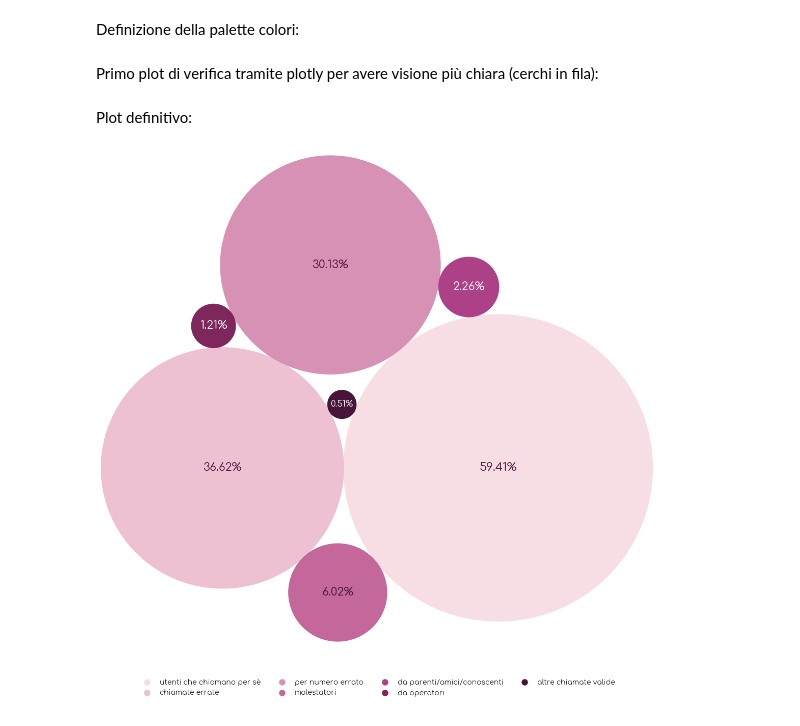
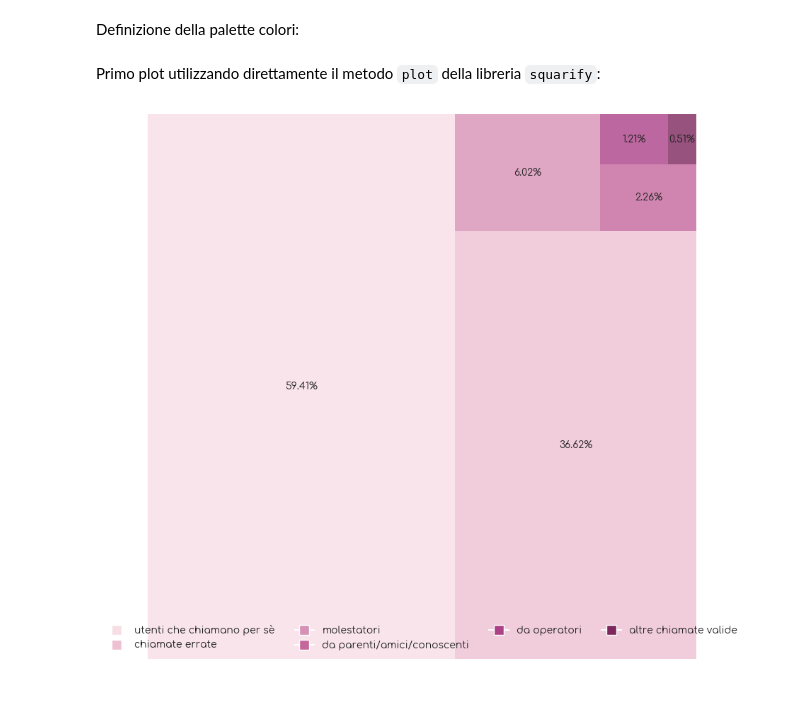
Before and after one commit to initrm/sci-vis, a Jupyter notebook: source/Tipologia di utenza.ipynb, the cells around one changed output. Cells and saved outputs as stored; diff of their text form; code cells hidden in the pictures; blank space fills up the shorter version.

Commit message:
Switch a Treemap plot

```diff
--- a/source/Tipologia di utenza.ipynb
+++ b/source/Tipologia di utenza.ipynb
@@ -138,2 +107,0 @@ palette = ["#F7DEE5", "#EEC1D2", "#D791B5", "#C4679B", "#AC4187", "#7D275C", "#4
-# %% [markdown]
-Primo plot di verifica tramite plotly per avere visione più chiara (cerchi in fila):
@@ -153,47 +108,18 @@ fig.show()
-# %% [markdown]
-Plot definitivo:
-# %%
-# label del grafico, contengono solo la percentuale,la relativa categoria sarà nella label
-labels = [str(percentage) + '%' for percentage in plt_data['Value']]
-
-# calcolo posizioni delle bolle
-circles = circlify.circlify(plt_data['Value'].tolist(), show_enclosure=False,
-                            target_enclosure=circlify.Circle(x=0, y=0))
-circles.reverse()
-
-# plot
-fig, ax = plt.subplots(figsize=(14,14), facecolor='white')
-
-ax.axis('off') # rimozione assi
-
-lim = max(max(abs(circle.x)+circle.r, abs(circle.y)+circle.r,) for circle in circles)
-plt.xlim(-lim, lim)
-plt.ylim(-lim, lim)
-
-# idx -> indice del cerchio corrente
-# circle -> cerchio corrente
-# percentage -> stringa che contiene la percentuale del cerchio
-# color -> colore corrente (da usare per il cerchio) preso dalla palette
-for idx, circle, percentage, color in zip(range(0, len(labels)), circles, labels, palette):
-    x, y, r = circle # informazioni cerchio
-    ax.add_patch(plt.Circle((x, y), r, alpha=1, color=color)) # colorazione cerchio
-
-    # selezione del colore del font in modo che sia a contrasto col colore del cerchio
-    font_color = 'white' if idx > 3 else palette[-1]
-    # selezione della dimensione della label in base alla dimensione del cerchio
-    font_size = 16 if r > 0.06 else 12
-
-    # impostazione della label
-    plt.annotate(percentage, (x,y), size=font_size, color=font_color, va='center', ha='center')
-
-# legenda custom
-legend_circles = [Line2D([], [], color='white', marker='o', markersize=10, markerfacecolor=x) for x in palette]
-legend_labels = [x for x in plt_data['Tipologia di utenza'].values]
-plt.legend(legend_circles, legend_labels, loc=8, ncol=4, frameon=False)
-
-plt.xticks([])
-plt.yticks([])
-
-plt.show()
-# %% [output]
-[figure, removed]
+# %% [markdown]
+Primo plot utilizzando direttamente il metodo `plot` della libreria `squarify`:
+# %%
+labels = [str(value) + '%' for value in country_data['Value'].values]
+
+country_data = country_data.sort_values(by=['Value'], ascending=False)
+squarify.plot(sizes=country_data['Value'], label=labels,
+              alpha=0.8, color=palette)
+
+# legenda custom
+legend_squares = [Line2D([], [], color='white', marker='s', markersize=10, markerfacecolor=x) for x in palette]
+legend_labels = [x for x in country_data['Tipologia di utenza'].values]
+plt.legend(legend_squares, legend_labels, loc=8, ncol=4, frameon=False)
+
+plt.axis('off')
+plt.show()
+# %% [output]
+[figure, added]
```
Also changed, not shown: parts of 9 cells of this notebook.
